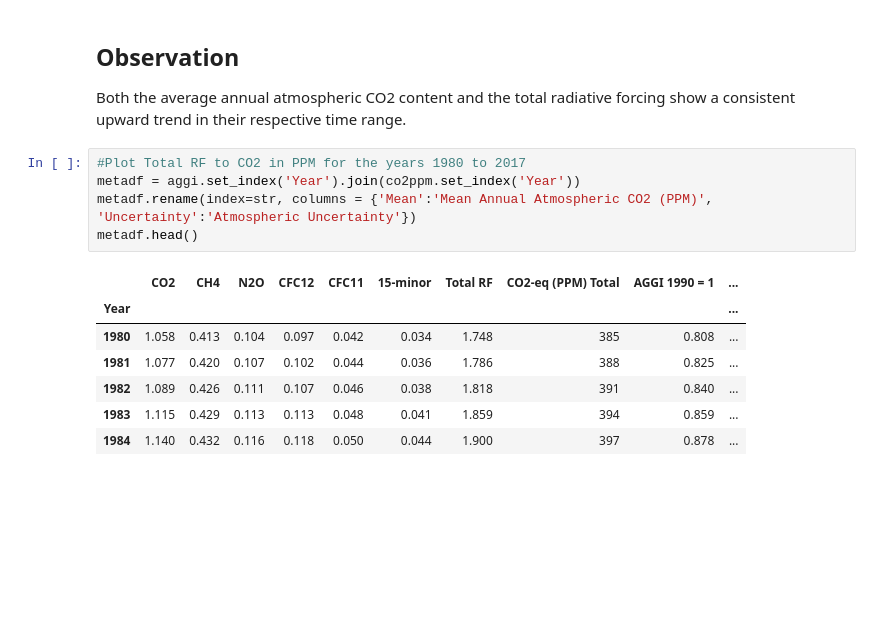
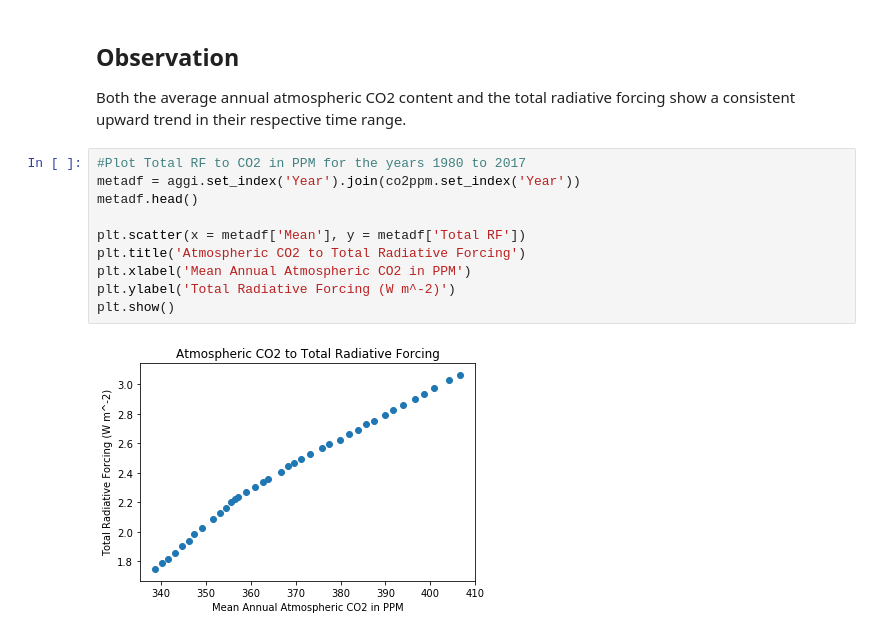
Before and after one commit to Cervantes92/ghg-and-their-effects, a Jupyter notebook: main.ipynb, the cells around one changed output. Saved outputs shown, nothing was run; the diff lists cells and outputs as text; blank space fills up the shorter version.

Commit message:
Scatter Plot
Got the scatter plot working :D

```diff
--- a/main.ipynb
+++ b/main.ipynb
@@ -60,13 +60,12 @@ plt.show()
 # %%
 #Plot Total RF to CO2 in PPM for the years 1980 to 2017
 metadf = aggi.set_index('Year').join(co2ppm.set_index('Year'))
-metadf.rename(index=str, columns = {'Mean':'Mean Annual Atmospheric CO2 (PPM)', 'Uncertainty':'Atmospheric Uncertainty'})
 metadf.head()
+
+plt.scatter(x = metadf['Mean'], y = metadf['Total RF'])
+plt.title('Atmospheric CO2 to Total Radiative Forcing')
+plt.xlabel('Mean Annual Atmospheric CO2 in PPM')
+plt.ylabel('Total Radiative Forcing (W m^-2)')
+plt.show()
 # %% [output]
-|  | CO2 | CH4 | N2O | CFC12 | CFC11 | 15-minor | Total RF | CO2-eq (PPM) Total | AGGI 1990 = 1 | ... |
-| Year |  |  |  |  |  |  |  |  |  | ... |
-| 1980 | 1.058 | 0.413 | 0.104 | 0.097 | 0.042 | 0.034 | 1.748 | 385 | 0.808 | ... |
-| 1981 | 1.077 | 0.420 | 0.107 | 0.102 | 0.044 | 0.036 | 1.786 | 388 | 0.825 | ... |
-| 1982 | 1.089 | 0.426 | 0.111 | 0.107 | 0.046 | 0.038 | 1.818 | 391 | 0.840 | ... |
-| 1983 | 1.115 | 0.429 | 0.113 | 0.113 | 0.048 | 0.041 | 1.859 | 394 | 0.859 | ... |
-| 1984 | 1.140 | 0.432 | 0.116 | 0.118 | 0.050 | 0.044 | 1.900 | 397 | 0.878 | ... |
+[figure, added]
```
